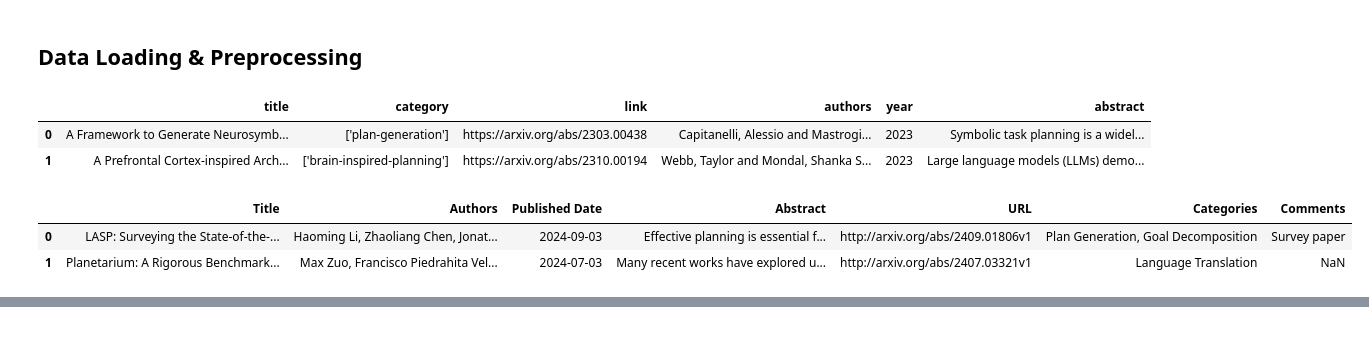
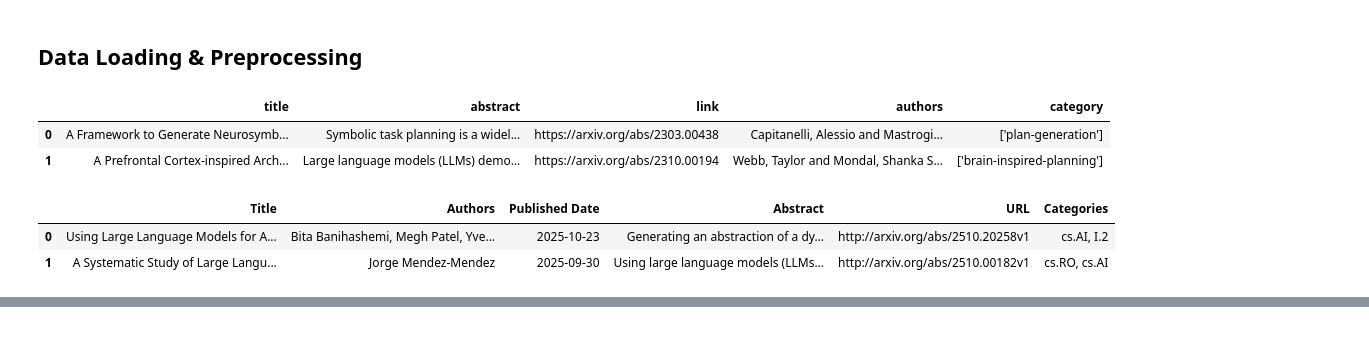
Before and after one commit to ai4society/LLM-Planning-Viz, a Jupyter notebook: classification/multi_label/transformer.ipynb, the cells around one changed output, grey strips where cells are left out. Drawn from its saved outputs; the diff is of its cells as text; code cells hidden in the pictures.

```diff
--- a/classification/multi_label/transformer.ipynb
+++ b/classification/multi_label/transformer.ipynb
@@ -23,17 +25,17 @@ import scipy
 ## Data Loading & Preprocessing
 # %%
 # Load the existing categorized papers (after post-processing)
-df_existing = pd.read_csv("../data/combined_data_original.csv")
+df_existing = pd.read_csv("../data/combined_multi_label_2025.csv")
 df_existing.head(2)
 # %% [output]
-|  | title | category | link | authors | year | abstract |
-| 0 | A Framework to Generate Neurosymb... | ['plan-generation'] | https://arxiv.org/abs/2303.00438 | Capitanelli, Alessio and Mastrogi... | 2023 | Symbolic task planning is a widel... |
-| 1 | A Prefrontal Cortex-inspired Arch... | ['brain-inspired-planning'] | https://arxiv.org/abs/2310.00194 | Webb, Taylor and Mondal, Shanka S... | 2023 | Large language models (LLMs) demo... |
+|  | title | abstract | link | authors | category |
+| 0 | A Framework to Generate Neurosymb... | Symbolic task planning is a widel... | https://arxiv.org/abs/2303.00438 | Capitanelli, Alessio and Mastrogi... | ['plan-generation'] |
+| 1 | A Prefrontal Cortex-inspired Arch... | Large language models (LLMs) demo... | https://arxiv.org/abs/2310.00194 | Webb, Taylor and Mondal, Shanka S... | ['brain-inspired-planning'] |
 # %%
 # Load the new papers (CSV format)
-df_new = pd.read_csv("../data/newer_all_arxiv_papers_20240925_171114.csv")
+df_new = pd.read_csv("../data/new_arxiv_papers_20251025_120307.csv")
 df_new.head(2)
 # %% [output]
-|  | Title | Authors | Published Date | Abstract | URL | Categories | Comments |
-| 0 | LASP: Surveying the State-of-the-... | Haoming Li, Zhaoliang Chen, Jonat... | 2024-09-03 | Effective planning is essential f... | http://arxiv.org/abs/2409.01806v1 | Plan Generation, Goal Decomposition | Survey paper |
-| 1 | Planetarium: A Rigorous Benchmark... | Max Zuo, Francisco Piedrahita Vel... | 2024-07-03 | Many recent works have explored u... | http://arxiv.org/abs/2407.03321v1 | Language Translation | NaN |
+|  | Title | Authors | Published Date | Abstract | URL | Categories |
+| 0 | Using Large Language Models for A... | Bita Banihashemi, Megh Patel, Yve... | 2025-10-23 | Generating an abstraction of a dy... | http://arxiv.org/abs/2510.20258v1 | cs.AI, I.2 |
+| 1 | A Systematic Study of Large Langu... | Jorge Mendez-Mendez | 2025-09-30 | Using large language models (LLMs... | http://arxiv.org/abs/2510.00182v1 | cs.RO, cs.AI |
```
Also changed, not shown: parts of 24 cells of this notebook, 11 other files.
